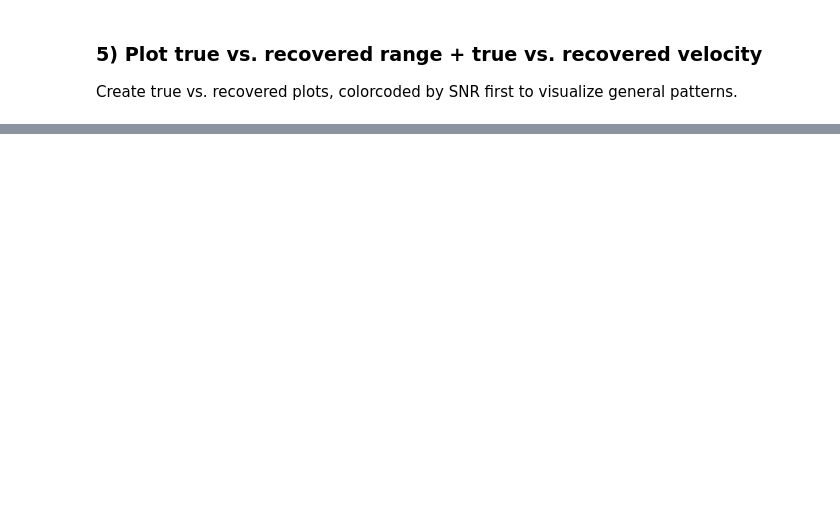
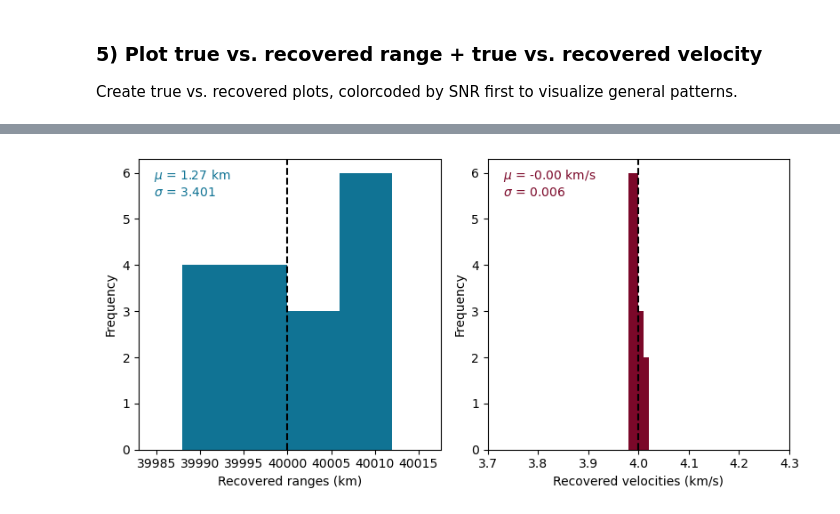
Before and after one commit to MystaryPi/reason-ranging, a Jupyter notebook: Phase Shift Approach.ipynb, the cells around one changed output, grey strips where cells are left out. Drawn from its saved outputs; the diff is of its cells as text; code cells hidden in the pictures; blank space fills up the shorter version.

```diff
--- a/Phase Shift Approach.ipynb
+++ b/Phase Shift Approach.ipynb
@@ -466,0 +492,34 @@ plt.tight_layout()
+# %%
+import math
+
+fig, ax = plt.subplots(1, 2, figsize=(8, 4))
+N_bins = math.ceil(np.sqrt(n)) # general policy -- number of bins = round up sqrt(number of data)
+
+binsd = np.linspace(np.min(all_ranges), np.max(all_ranges), N_bins)
+binsv = np.linspace(np.min(all_velocities), np.max(all_velocities), N_bins)
+ax[0].hist(all_ranges, color='#107394', bins=binsd)
+ax[0].axvline(dtrue/1e3, ls='--', color='black')
+ax[1].hist(all_velocities, color='#7b0829', bins=binsv)
+ax[1].axvline(vtrue/1e3, ls='--', color='black')
+
+ax[0].set_xlabel("Recovered ranges (km)", fontsize=10)
+ax[0].set_ylabel("Frequency", fontsize=10)
+ax[1].set_xlabel("Recovered velocities (km/s)", fontsize=10)
+ax[1].set_ylabel("Frequency", fontsize=10)
+ax[0].set_xlim(np.min(distance_guesses)/1e3 - 5, np.max(distance_guesses)/1e3 + 5)
+ax[1].set_xlim(np.min(velocity_guesses)/1e3 - 0.1, np.max(velocity_guesses)/1e3 + 0.1)
+
+# CALCULATE BIAS AND SCATTER
+range_bias = np.median(all_ranges - np.full(len(all_ranges), dtrue/1e3))
+range_scatter = np.std(np.abs(all_ranges - np.full(len(all_ranges), dtrue/1e3)))
+velocity_bias = np.median(all_velocities - np.full(len(all_velocities), vtrue/1e3))
+velocity_scatter = np.std(np.abs(all_velocities - np.full(len(all_velocities), vtrue/1e3)))
+
+ax[0].text(x=0.05, y=0.93, s=r'$\mu$ = {:.2f} km'.format(range_bias), transform=ax[0].transAxes, color='#107394')
+ax[0].text(x=0.05, y=0.87, s=r'$\sigma$ = {:.3f}'.format(range_scatter), transform=ax[0].transAxes, color='#107394')
+ax[1].text(x=0.05, y=0.93, s=r'$\mu$ = {:.2f} km/s'.format(velocity_bias), transform=ax[1].transAxes, color='#7b0829')
+ax[1].text(x=0.05, y=0.87, s=r'$\sigma$ = {:.3f}'.format(velocity_scatter), transform=ax[1].transAxes, color='#7b0829')
+
+plt.tight_layout()
+# %% [output]
+[figure, added]
```
Also changed, not shown: parts of 16 cells of this notebook.
